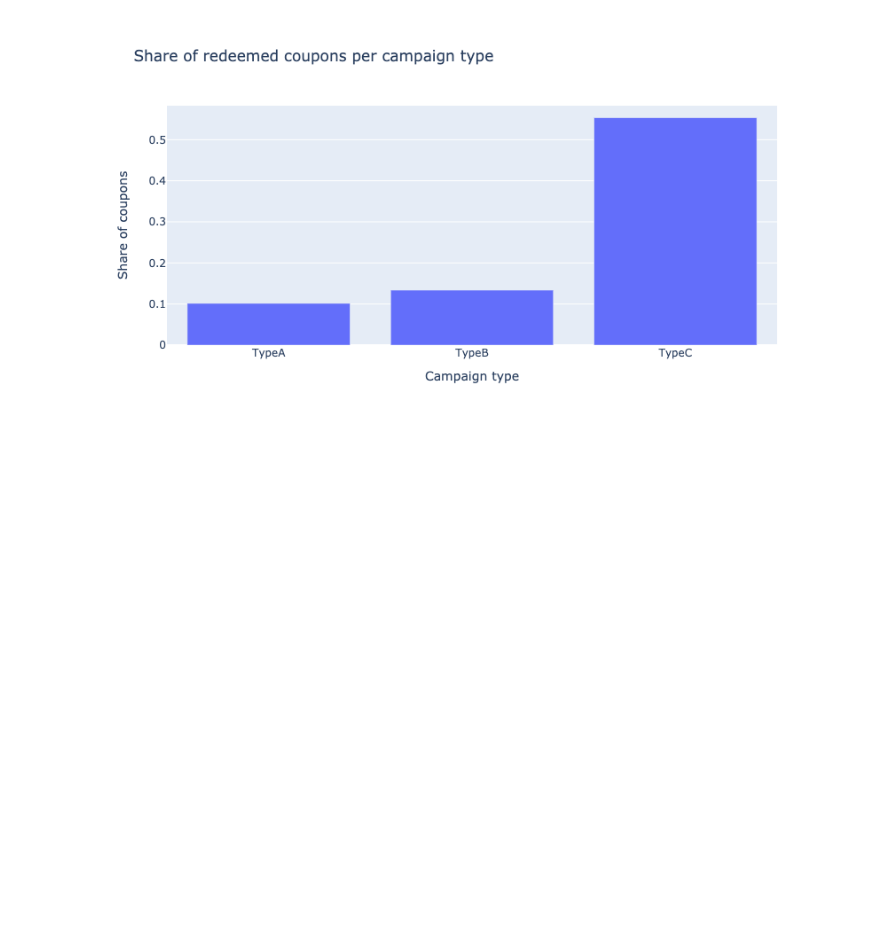
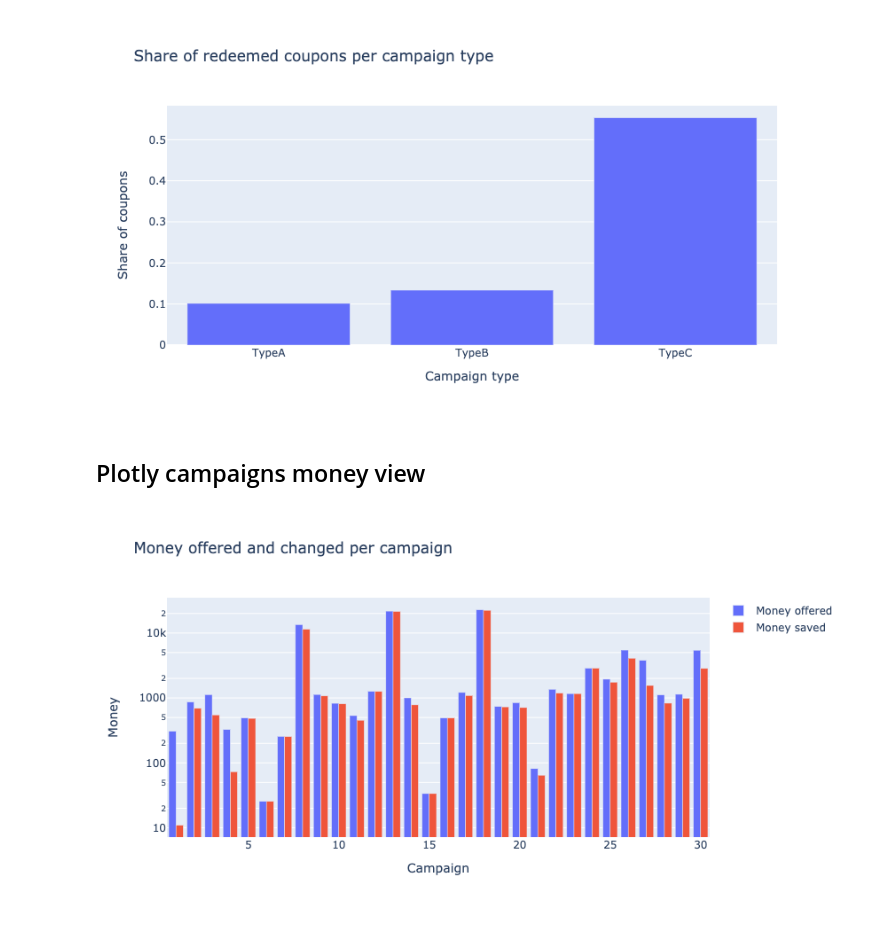
Before and after one commit to whateverforever/ada-2019-project, a Jupyter notebook: plotly.ipynb, the cells around one changed output. Cells and saved outputs as stored; diff of their text form; code cells hidden in the pictures; blank space fills up the shorter version.

Commit message:
Plot money offered and saved per campaign

```diff
--- a/plotly.ipynb
+++ b/plotly.ipynb
@@ -136,3 +115,27 @@ fig4.update_layout(
     yaxis_title="Share of coupons")
 # %% [output]
 [figure]
+# %% [markdown]
+## Plotly campaigns money view
+# %%
+df_money = pd.read_pickle("data/df_money_offered.pickle")
+# %%
+df_money["saved"] = df_money.redeemed.apply(lambda x : int(x))*df_money.coupon_disc
+df_money_group = df_money.groupby("campaign")
+# %%
+fig5 = go.Figure()
+fig5.add_trace(
+    go.Bar(x=df_money_group.coupon_disc.sum().index,
+               y=df_money_group.coupon_disc.sum().values,
+               name="Money offered"))
+fig5.add_trace(
+    go.Bar(x=df_money_group.saved.sum().index,
+               y=df_money_group.saved.sum().values,
+               name="Money saved"))
+fig5.update_layout(yaxis_type="log")
+fig5.update_layout(
+    title={'text': "Money offered and changed per campaign",},
+    xaxis_title="Campaign",
+    yaxis_title="Money")
+# %% [output]
+[figure, added]
```
Also changed, not shown: parts of 2 cells of this notebook.
